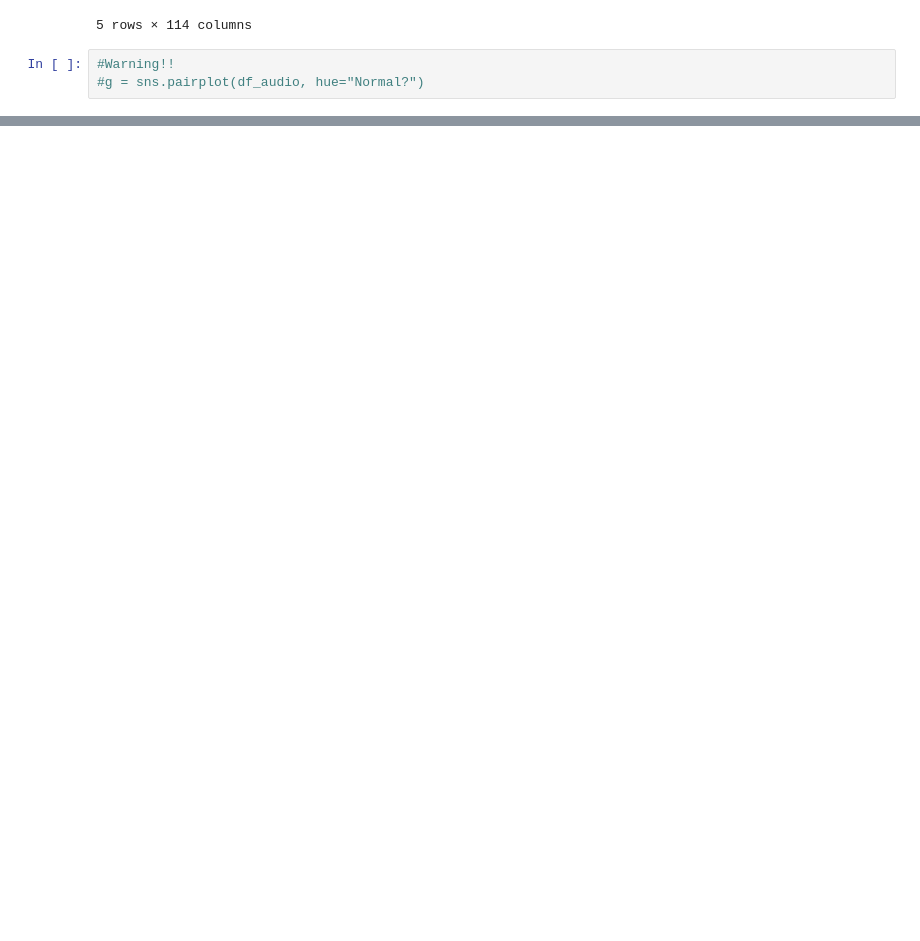
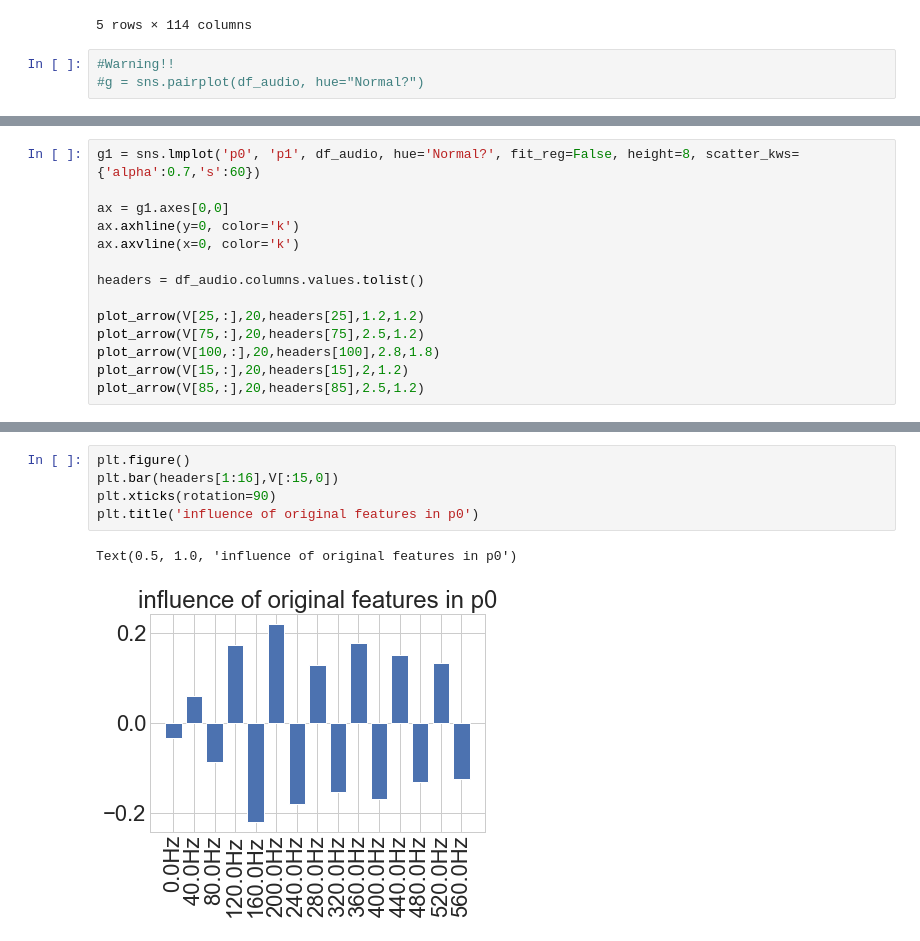
Before and after one commit to WaggleNet/bsg_wavenet, a Jupyter notebook: PCA_SVD_Mixed.ipynb, the cells around one changed output, grey strips where cells are left out. Cells and saved outputs as stored; diff of their text form; blank space fills up the shorter version.

```diff
--- a/PCA_SVD_Mixed.ipynb
+++ b/PCA_SVD_Mixed.ipynb
@@ -248,0 +261,14 @@ plt.ylabel("principle component 1")
+# %%
+g1 = sns.lmplot('p0', 'p1', df_audio, hue='Normal?', fit_reg=False, height=8, scatter_kws={'alpha':0.7,'s':60})
+
+ax = g1.axes[0,0]
+ax.axhline(y=0, color='k')
+ax.axvline(x=0, color='k')
+
+headers = df_audio.columns.values.tolist()
+
+plot_arrow(V[25,:],20,headers[25],1.2,1.2)
+plot_arrow(V[75,:],20,headers[75],2.5,1.2)
+plot_arrow(V[100,:],20,headers[100],2.8,1.8)
+plot_arrow(V[15,:],20,headers[15],2,1.2)
+plot_arrow(V[85,:],20,headers[85],2.5,1.2)
@@ -248,0 +277,8 @@ plt.ylabel("principle component 1")
+# %%
+plt.figure()
+plt.bar(headers[1:16],V[:15,0])
+plt.xticks(rotation=90)
+plt.title('influence of original features in p0')
+# %% [output]
+Text(0.5, 1.0, 'influence of original features in p0')
+[figure, added]
```
Also changed, not shown: parts of 16 cells of this notebook.
